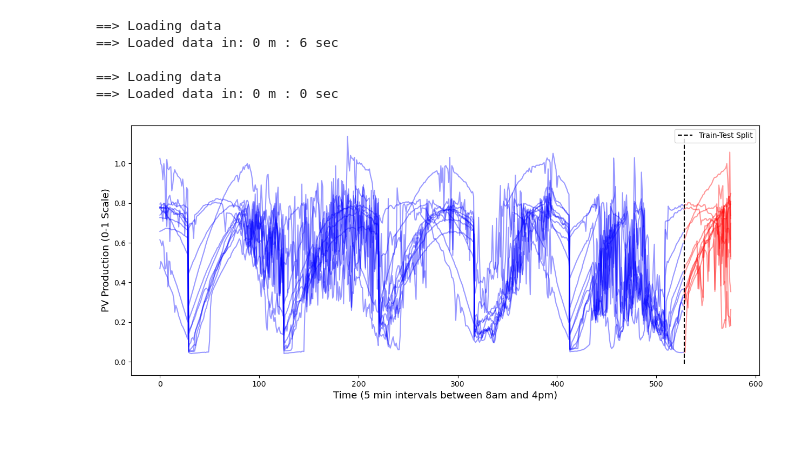
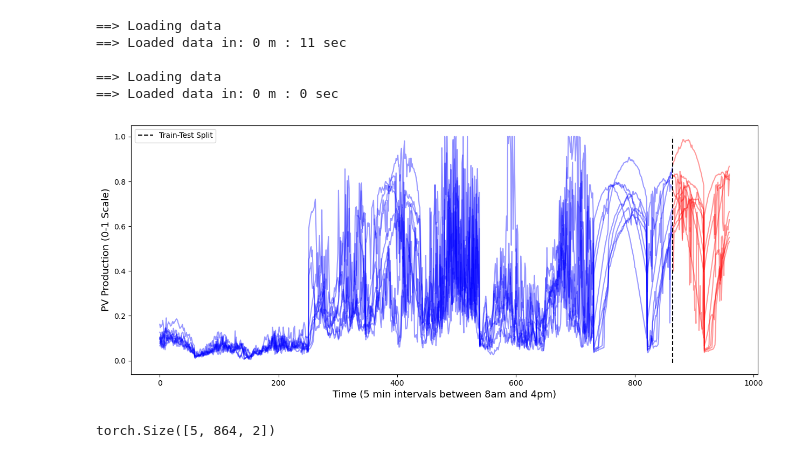
Before and after one commit to eirikbaekkelund/Dissertation, a Jupyter notebook: multi_output_gp.ipynb, the cells around one changed output. Cells and saved outputs as stored; diff of their text form; code cells hidden in the pictures.

Commit message:
implement cross folding with varying predicting hours

```diff
--- a/multi_output_gp.ipynb
+++ b/multi_output_gp.ipynb
@@ -17,42 +15,44 @@ torch.manual_seed(SEED)
 np.random.seed(SEED)
 
 # data parameters
-DAY_INIT = 30
+DAY_INIT = 10
 DAY_MIN = 8
 DAY_MAX = 16
-N_DAYS = 6
+N_DAYS = 10
 MINUTE_INTERVAL = 5
 DAILY_DATA_POINTS = (DAY_MAX - DAY_MIN) * 60 / MINUTE_INTERVAL
-N_HOURS_PRED = 4
+N_HOURS_PRED = 8
 N_SYSTEMS = 15
 RADIUS = 0.35
 COORDS = (55, -1.5)
 IDX = 6
-NUM_LATENTS = 1
-NUM_INDUCING = 100
 # %%
 loader = PVDataLoader(n_days=N_DAYS,
                     day_init=DAY_INIT,
                     n_systems=N_SYSTEMS,
                     radius=RADIUS,
                     coords=COORDS,
                     minute_interval=MINUTE_INTERVAL,
                     day_min=DAY_MIN,
                     day_max=DAY_MAX,
                     folder_name='pv_data',
                     file_name_pv='pv_data_clean.csv',
                     file_name_location='location_data_clean.csv')
 
 time, y = loader.get_time_series()
+y = torch.clamp(y, min=1e-6, max=1)
 periodic_time = dl.periodic_mapping(time, DAY_MIN, DAY_MAX, minute_interval=MINUTE_INTERVAL)
 time = torch.stack([time, periodic_time], dim=-1)
 
+# scale time at 0 dim to [0, 1]
+time[:, 0] = time[:,0] / time[:, 0].max()
+
 x_train, y_train, x_test, y_test = dl.train_test_split(time, y, n_hours=N_HOURS_PRED)
 plot_train_test_split(y_train, y_test)
 # %% [output]
 ==> Loading data
-==> Loaded data in: 0 m : 6 sec
+==> Loaded data in: 0 m : 11 sec
 
 ==> Loading data
 ==> Loaded data in: 0 m : 0 sec
-[figure, old version]
+[figure, new version]
@@ -212,0 +59,7 @@ model = MultitaskGPModel(x_train, y_train, likelihood)
+# %%
+num_latents = 5
+num_tasks = y_train.size(-1)
+x_train = x_train.repeat(num_latents, 1, 1)
+print(x_train.shape)
+# %% [output]
+torch.Size([5, 864, 2])
```
Also changed, not shown: parts of 14 cells of this notebook, 6 other files.
